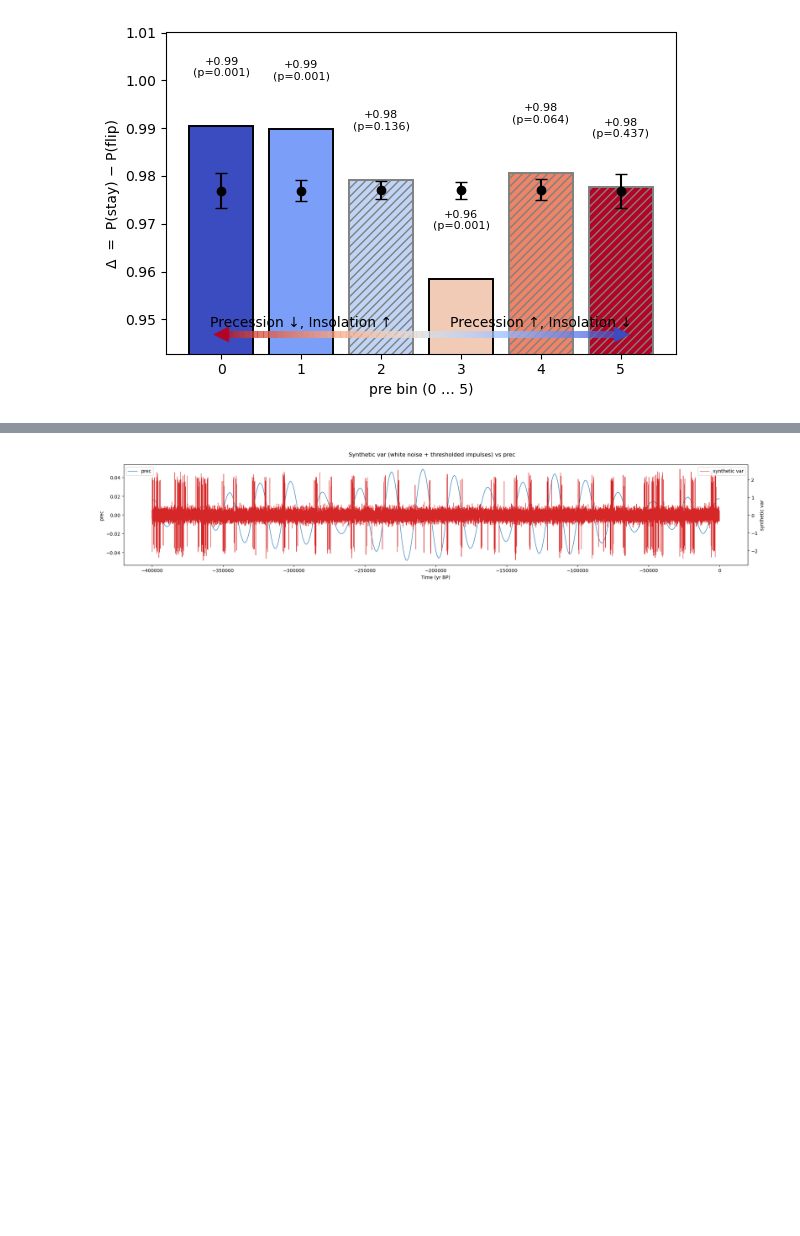
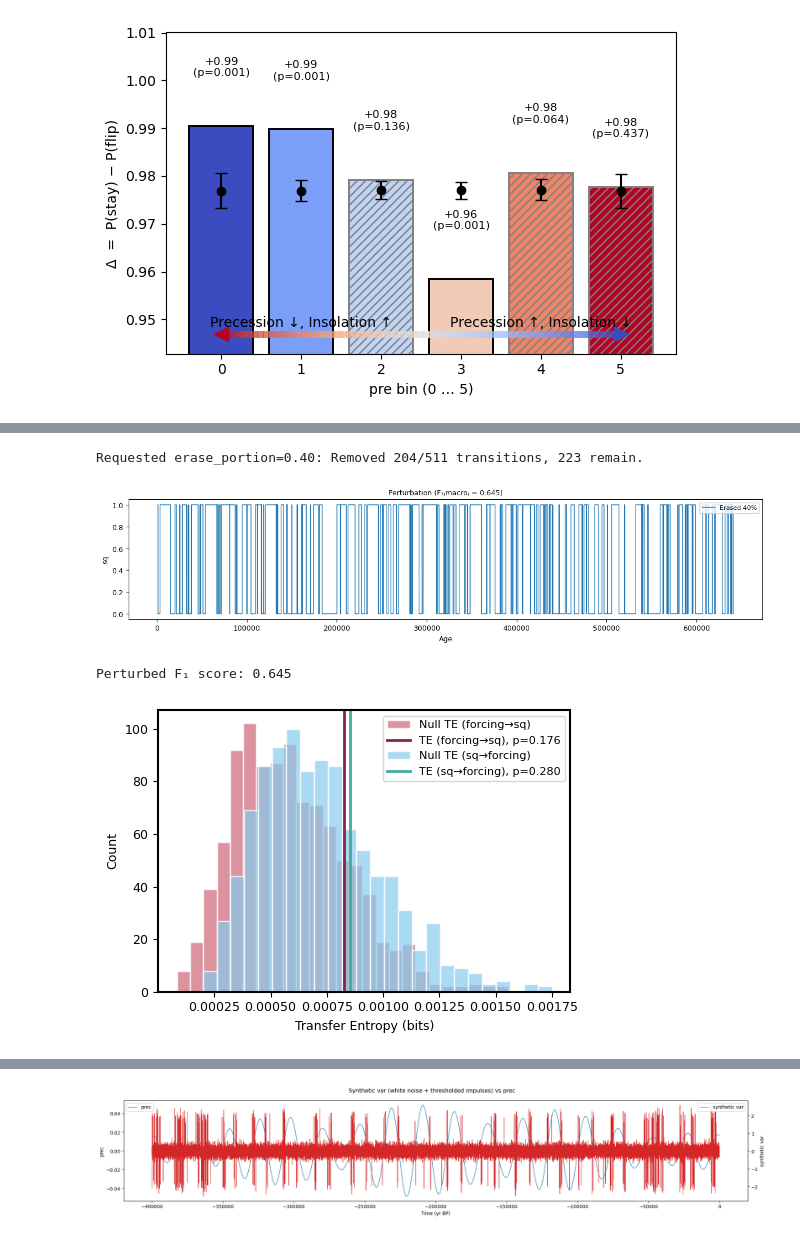
Before and after one commit to Peisong-Zheng/bipolar_seesaw_CCM, a Jupyter notebook: Syn_test_TBK.ipynb, the cells around one changed output, grey strips where cells are left out. Cells and saved outputs as stored; diff of their text form; code cells hidden in the pictures; blank space fills up the shorter version.

```diff
--- a/Syn_test_TBK.ipynb
+++ b/Syn_test_TBK.ipynb
@@ -419,0 +687,25 @@ First 10 local-TE values: [[-0.0118951  -0.0118951  -0.0118951  ...  0.00439759
+# %%
+from toolbox import syn_test as syn_t
+import importlib;
+importlib.reload(syn_t)
+
+
+df_pert, f1 = syn_t.perturb_sequence_random_erase(df_sq, n_events=250, min_len=3, max_len=6, trans_shift=4, erase_portion=0.4, plot=True)
+print(f"Perturbed F₁ score: {f1:.3f}")
+
+
+pre = df_pre_i['pre'].values
+sq  = df_pert['sq'].values
+
+result, fig = sa.transfer_entropy_surrogate_test(
+    pre, sq,
+    forcing_bins=6, sq_bins=2,
+    sq_method='quantile',
+    binary=True,
+    n_surr=1000
+)
+# %% [output]
+Requested erase_portion=0.40: Removed 204/511 transitions, 223 remain.
+[figure, added]
+Perturbed F₁ score: 0.645
+[figure, added]
```
Also changed, not shown: parts of 11 cells of this notebook, 15 other files.
